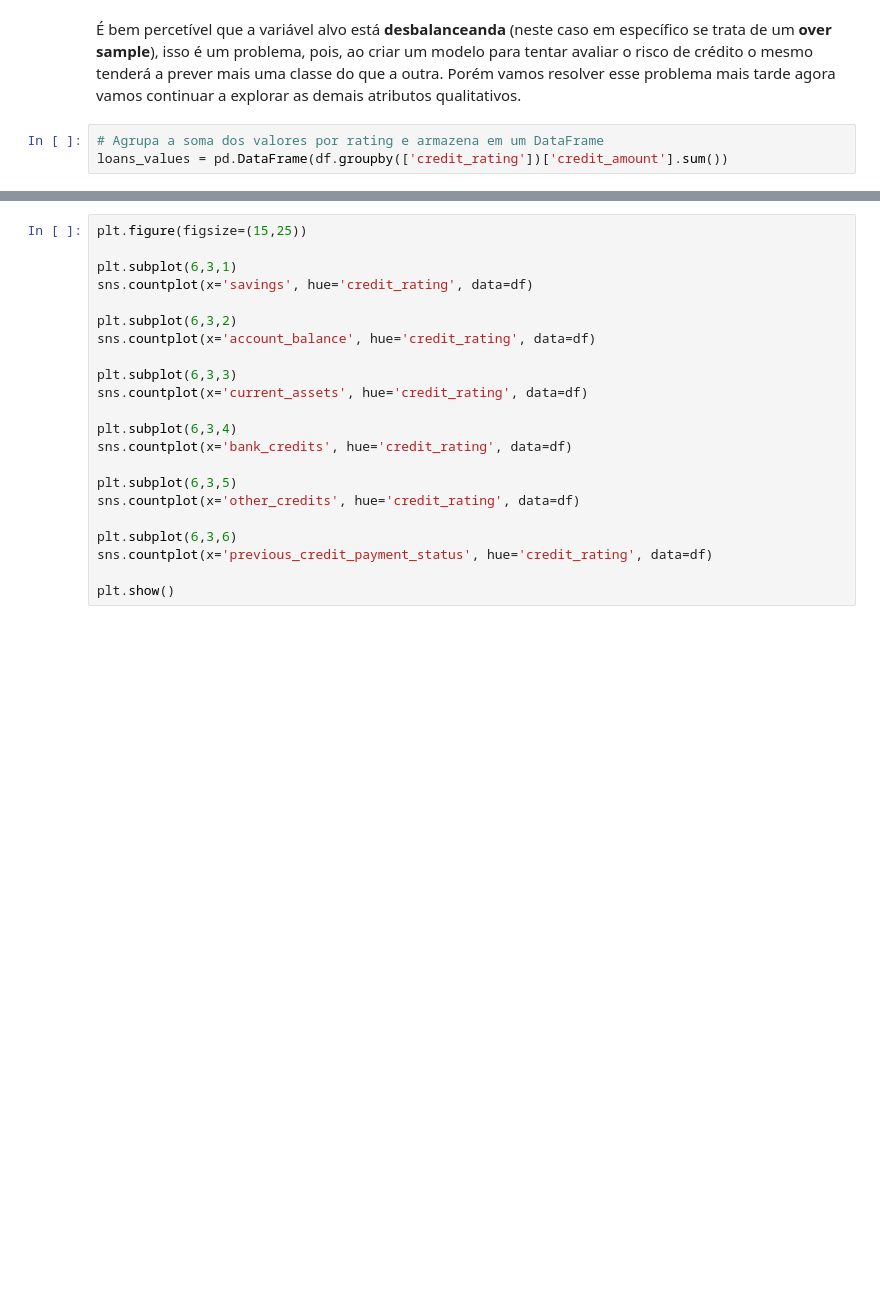
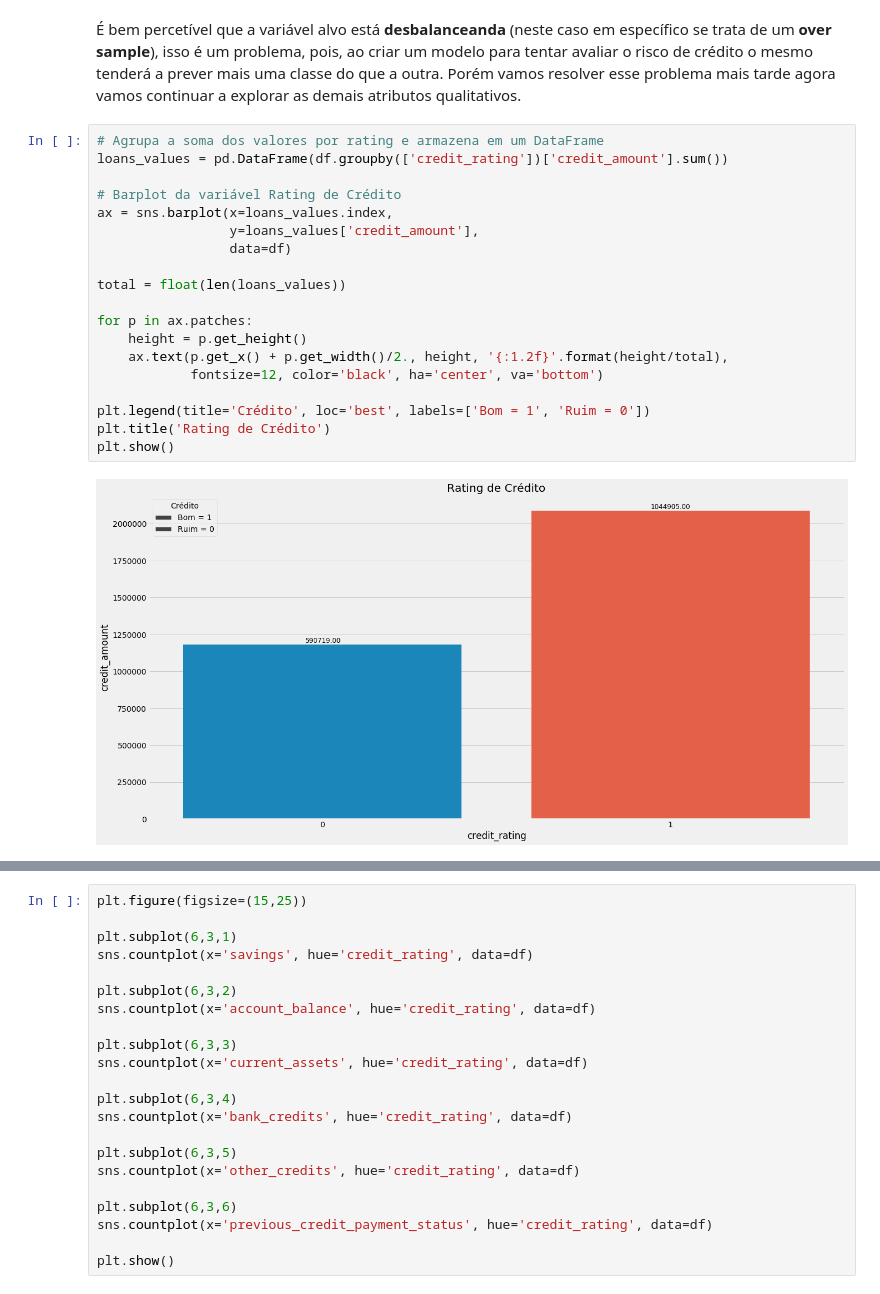
Before and after one commit to bobcastaldeli/Credit-Risk-Analysis, a Jupyter notebook: Credit_Risk_Analysis.ipynb, the cells around one changed output, grey strips where cells are left out. Drawn from its saved outputs; the diff is of its cells as text; blank space fills up the shorter version.

```diff
--- a/Credit_Risk_Analysis.ipynb
+++ b/Credit_Risk_Analysis.ipynb
@@ -118,6 +117,24 @@ plt.show()
 [figure]
 # %% [markdown]
 É bem percetível que a variável alvo está **desbalanceanda** (neste caso em específico se trata de um **over sample**), isso é um problema, pois, ao criar um modelo para tentar avaliar o risco de crédito o mesmo tenderá a prever mais uma classe do que a outra. Porém vamos resolver esse problema mais tarde agora vamos continuar a explorar as demais atributos qualitativos.
-# %%
-# Agrupa a soma dos valores por rating e armazena em um DataFrame
-loans_values = pd.DataFrame(df.groupby(['credit_rating'])['credit_amount'].sum())
+# %%
+# Agrupa a soma dos valores por rating e armazena em um DataFrame
+loans_values = pd.DataFrame(df.groupby(['credit_rating'])['credit_amount'].sum())
+
+# Barplot da variável Rating de Crédito
+ax = sns.barplot(x=loans_values.index,
+                 y=loans_values['credit_amount'],
+                 data=df)
+
+total = float(len(loans_values))
+
+for p in ax.patches:
+    height = p.get_height()
+    ax.text(p.get_x() + p.get_width()/2., height, '{:1.2f}'.format(height/total),
+            fontsize=12, color='black', ha='center', va='bottom')
+
+plt.legend(title='Crédito', loc='best', labels=['Bom = 1', 'Ruim = 0'])
+plt.title('Rating de Crédito')
+plt.show()
+# %% [output]
+[figure, added]
```
Also changed, not shown: parts of 2 cells of this notebook.
